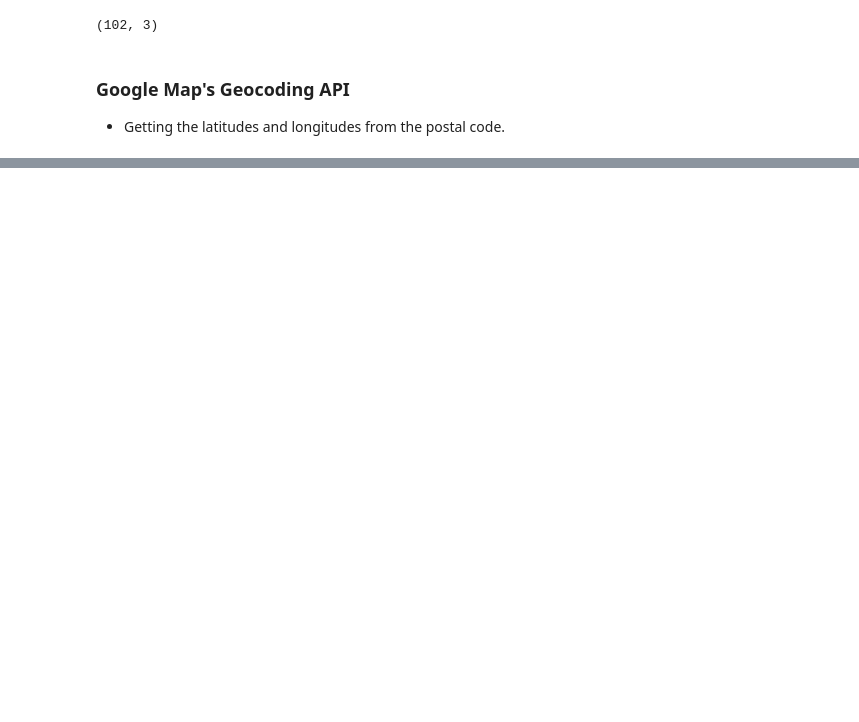
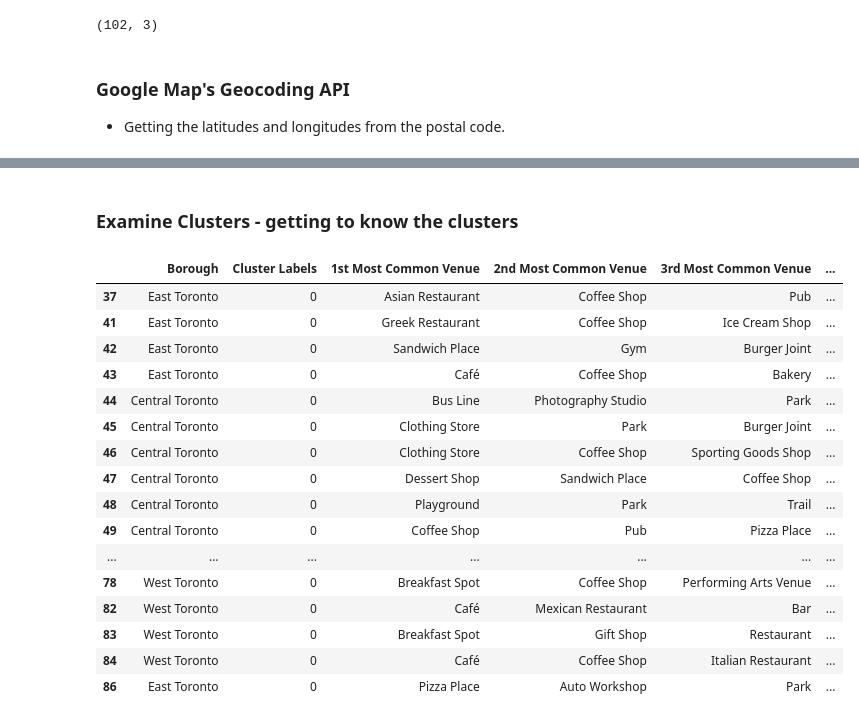
Before and after one commit to kelvintanwj/Coursera_Capstone, a Jupyter notebook: Segmenting and Clustering.ipynb, the cells around one changed output, grey strips where cells are left out. Saved outputs shown, nothing was run; the diff lists cells and outputs as text; code cells hidden in the pictures; blank space fills up the shorter version.

```diff
--- a/Segmenting and Clustering.ipynb
+++ b/Segmenting and Clustering.ipynb
@@ -79,0 +466,11 @@ longitude = lat_lng_coords[1]
+# %%
+# set number of clusters
+kclusters = 5
+
+toronto_grouped_clustering = toronto_grouped.drop('Neighborhood', 1)
+
+# run k-means clustering
+kmeans = KMeans(n_clusters=kclusters, random_state=0).fit(toronto_grouped_clustering)
+
+# check cluster labels generated for each row in the dataframe
+kmeans.labels_[0:10]
@@ -79,0 +481,10 @@ longitude = lat_lng_coords[1]
+# %%
+toronto_merged = df_merged
+
+# add clustering labels
+toronto_merged['Cluster Labels'] = kmeans.labels_
+
+# merge toronto_grouped with toronto_data to add latitude/longitude for each neighborhood
+toronto_merged = toronto_merged.join(neighborhoods_venues_sorted.set_index('Neighborhood'), on='Neighbourhoods')
+
+toronto_merged.head() # check the last columns!
@@ -79,0 +526,23 @@ longitude = lat_lng_coords[1]
+# %% [markdown]
+### Examine Clusters - getting to know the clusters
+# %%
+# cluster 1 - cafe locations
+toronto_merged.loc[toronto_merged['Cluster Labels'] == 0, toronto_merged.columns[[1] + list(range(5, toronto_merged.shape[1]))]]
+# %% [output]
+|  | Borough | Cluster Labels | 1st Most Common Venue | 2nd Most Common Venue | 3rd Most Common Venue | ... |
+| 37 | East Toronto | 0 | Asian Restaurant | Coffee Shop | Pub | ... |
+| 41 | East Toronto | 0 | Greek Restaurant | Coffee Shop | Ice Cream Shop | ... |
+| 42 | East Toronto | 0 | Sandwich Place | Gym | Burger Joint | ... |
+| 43 | East Toronto | 0 | Café | Coffee Shop | Bakery | ... |
+| 44 | Central Toronto | 0 | Bus Line | Photography Studio | Park | ... |
+| 45 | Central Toronto | 0 | Clothing Store | Park | Burger Joint | ... |
+| 46 | Central Toronto | 0 | Clothing Store | Coffee Shop | Sporting Goods Shop | ... |
+| 47 | Central Toronto | 0 | Dessert Shop | Sandwich Place | Coffee Shop | ... |
+| 48 | Central Toronto | 0 | Playground | Park | Trail | ... |
+| 49 | Central Toronto | 0 | Coffee Shop | Pub | Pizza Place | ... |
+| ... | ... | ... | ... | ... | ... | ... |
+| 78 | West Toronto | 0 | Breakfast Spot | Coffee Shop | Performing Arts Venue | ... |
+| 82 | West Toronto | 0 | Café | Mexican Restaurant | Bar | ... |
+| 83 | West Toronto | 0 | Breakfast Spot | Gift Shop | Restaurant | ... |
+| 84 | West Toronto | 0 | Café | Coffee Shop | Italian Restaurant | ... |
+| 86 | East Toronto | 0 | Pizza Place | Auto Workshop | Park | ... |
```
Also changed, not shown: parts of 47 cells of this notebook.
